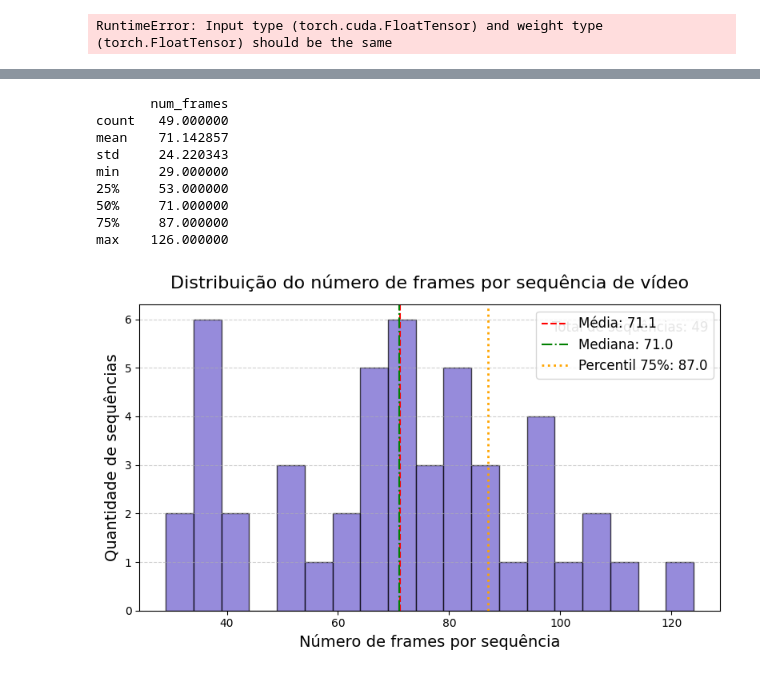
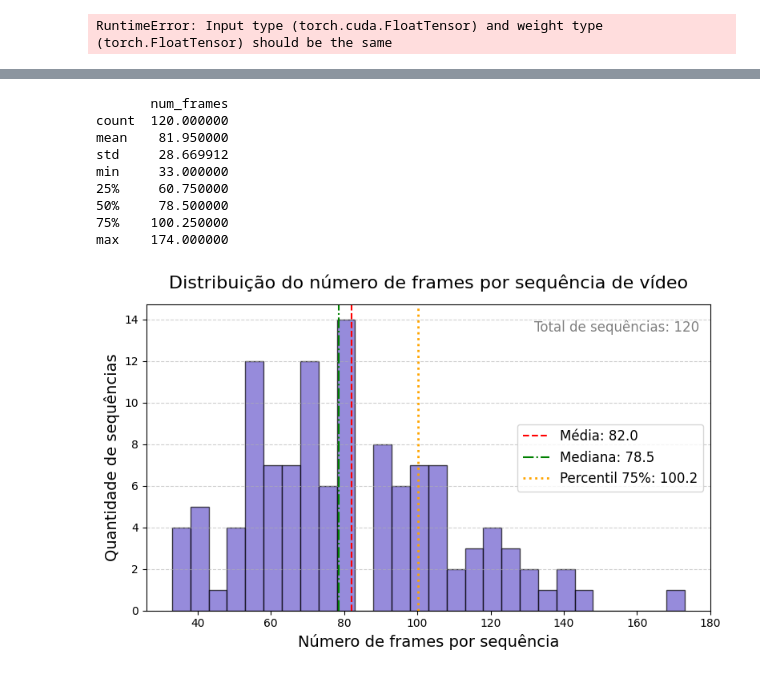
Before and after one commit to Alinevguarisi/tcc, a Jupyter notebook: train_model.ipynb, the cells around one changed output, grey strips where cells are left out. Drawn from its saved outputs; the diff is of its cells as text; code cells hidden in the pictures.

```diff
--- a/train_model.ipynb
+++ b/train_model.ipynb
@@ -322,7 +322,7 @@ import matplotlib.pyplot as plt
 import numpy as np
 
 # Caminho das sequências processadas
-base_path = r'D:\Everaldo\Pictures\tcc'
+base_path = r'D:\Everaldo\Documents\IFF\AlineGabi\imagens_tcc'
 
 data = []
 for gesture in sorted(os.listdir(base_path)):
@@ -359,42 +359,42 @@ plt.hist(num_frames, bins=bins, color='slateblue', edgecolor='black', alpha=0.7)
 mean = num_frames.mean()
 median = num_frames.median()
 plt.axvline(mean, color='red', linestyle='--', label=f'Média: {mean:.1f}')
 plt.axvline(median, color='green', linestyle='-.', label=f'Mediana: {median:.1f}')
 
 # Linha do percentil 75%
 p75 = num_frames.quantile(0.75)
 plt.axvline(p75, color='orange', linestyle=':', linewidth=2, label=f'Percentil 75%: {p75:.1f}')
 
 # Títulos e labels com fonte maior
 plt.title("Distribuição do número de frames por sequência de vídeo", fontsize=16, pad=15)
 plt.xlabel("Número de frames por sequência", fontsize=14)
 plt.ylabel("Quantidade de sequências", fontsize=14)
 
 # Grade discreta
 plt.grid(axis='y', linestyle='--', alpha=0.6)
 
 # Legenda
 plt.legend(fontsize=12)
 
 # Notas no gráfico
 plt.annotate(f'Total de sequências: {len(num_frames)}',
              xy=(0.98, 0.95), xycoords='axes fraction',
              ha='right', va='top', fontsize=12, color='gray')
 
 plt.tight_layout()
 plt.savefig("distribuicao_frames_hist.png", dpi=300, bbox_inches='tight')
 plt.show()
 # %% [output]
        num_frames
-count   49.000000
-mean    71.142857
-std     24.220343
-min     29.000000
-25%     53.000000
-50%     71.000000
-75%     87.000000
-max    126.000000
+count  120.000000
+mean    81.950000
+std     28.669912
+min     33.000000
+25%     60.750000
+50%     78.500000
+75%    100.250000
+max    174.000000
-[figure, old version]
+[figure, new version]
 # %%
 import torch
 import os
```
Also changed, not shown: parts of 4 cells of this notebook, 3 other files.
